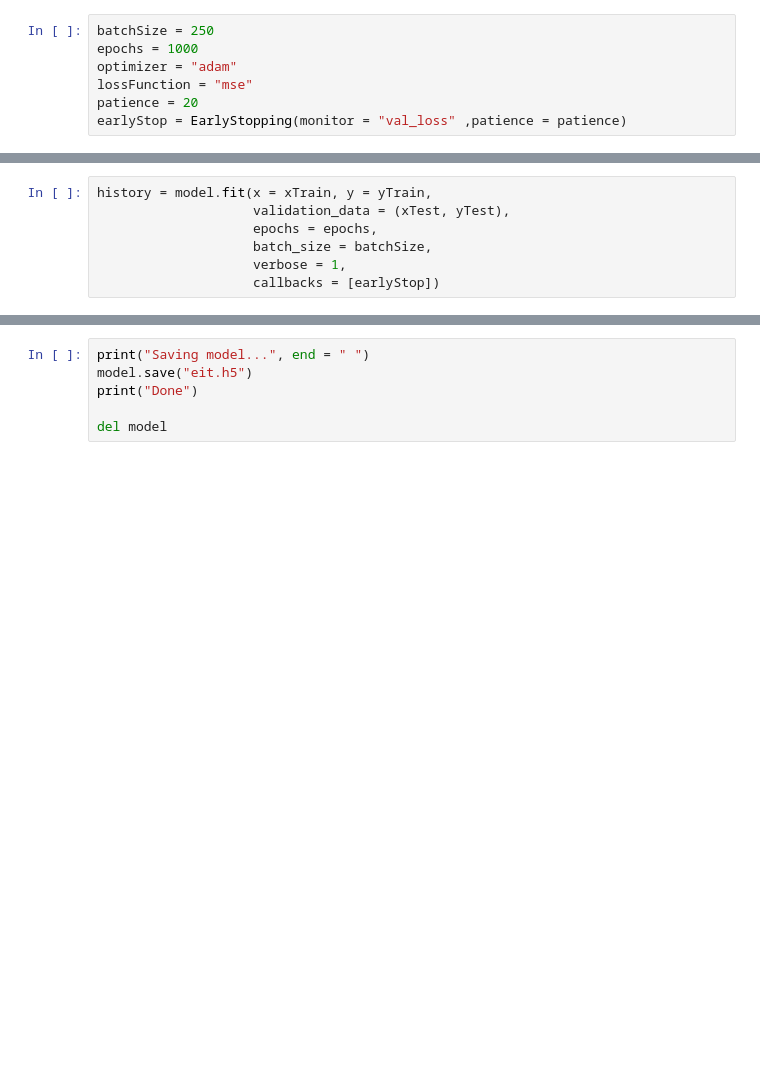
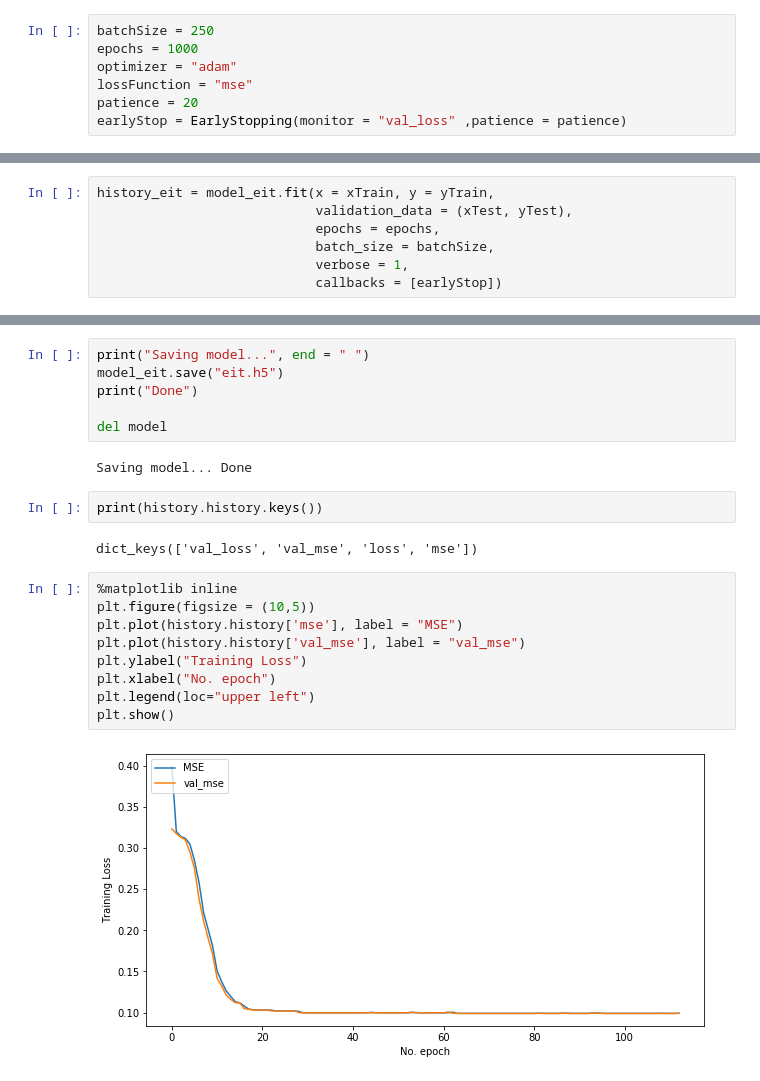
Before and after one commit to RodrigoAk/EIT-research, a Jupyter notebook: train.ipynb, the cells around one changed output, grey strips where cells are left out. Saved outputs shown, nothing was run; the diff lists cells and outputs as text; blank space fills up the shorter version.

Commit message:
Adding graphics for the training

```diff
--- a/train.ipynb
+++ b/train.ipynb
@@ -34,7 +63,7 @@ model.summary()
 # %%
-history = model.fit(x = xTrain, y = yTrain,
-                    validation_data = (xTest, yTest),
-                    epochs = epochs,
-                    batch_size = batchSize,
-                    verbose = 1,
-                    callbacks = [earlyStop])
+history_eit = model_eit.fit(x = xTrain, y = yTrain,
+                            validation_data = (xTest, yTest),
+                            epochs = epochs,
+                            batch_size = batchSize,
+                            verbose = 1,
+                            callbacks = [earlyStop])
@@ -51,6 +105,23 @@ print(f"{model.metrics_names[0]}: {score[0]}")
 # %%
 print("Saving model...", end = " ")
-model.save("eit.h5")
+model_eit.save("eit.h5")
 print("Done")
 
 del model
+# %% [output]
+Saving model... Done
+# %%
+print(history.history.keys())
+# %% [output]
+dict_keys(['val_loss', 'val_mse', 'loss', 'mse'])
+# %%
+%matplotlib inline
+plt.figure(figsize = (10,5))
+plt.plot(history.history['mse'], label = "MSE")
+plt.plot(history.history['val_mse'], label = "val_mse")
+plt.ylabel("Training Loss")
+plt.xlabel("No. epoch")
+plt.legend(loc="upper left")
+plt.show()
+# %% [output]
+[figure, added]
```
Also changed, not shown: parts of 8 cells of this notebook.
